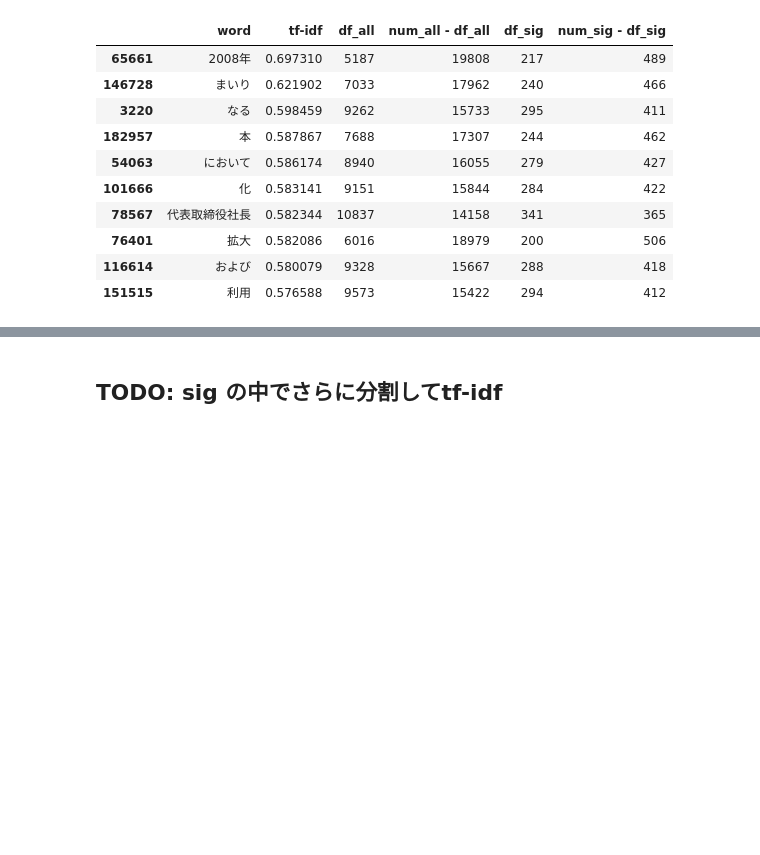
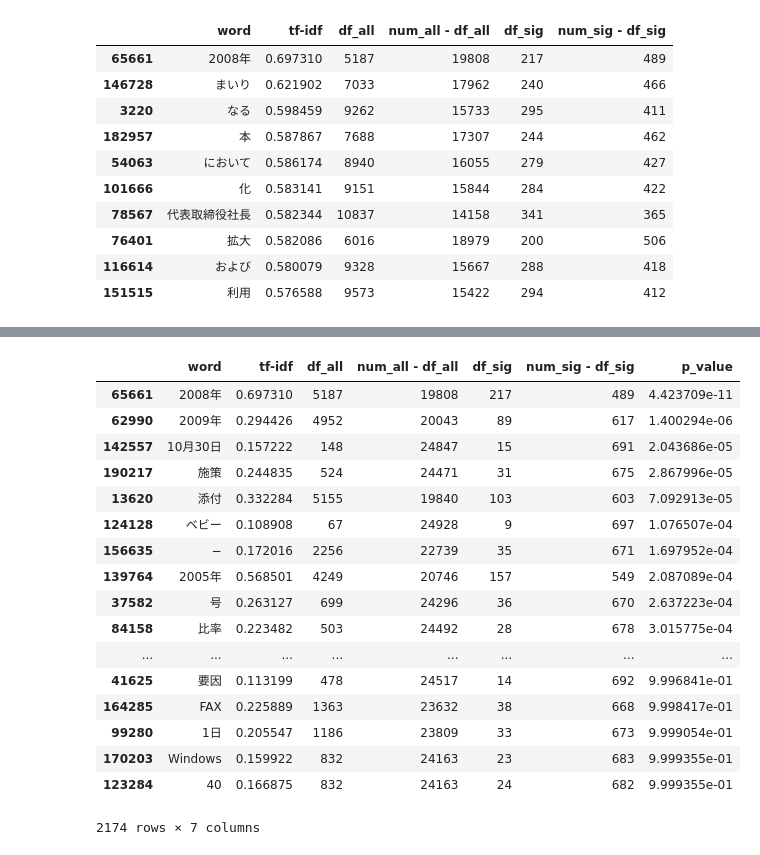
Before and after one commit to yoshihikosuzuki/ar_analysis, a Jupyter notebook: calc_car/2. TF-IDF analysis on PRs with significant CAR.ipynb, the cells around one changed output, grey strips where cells are left out. Saved outputs shown, nothing was run; the diff lists cells and outputs as text; code cells hidden in the pictures; blank space fills up the shorter version.

```diff
--- a/calc_car/2. TF-IDF analysis on PRs with significant CAR.ipynb
+++ b/calc_car/2. TF-IDF analysis on PRs with significant CAR.ipynb
@@ -239,2 +219,0 @@ tfidf_with_pvalue
-# %% [markdown]
-## TODO: sig の中でさらに分割してtf-idf
@@ -242,0 +220,21 @@ tfidf_with_pvalue
+# %%
+tfidf_with_pvalue[tfidf_with_pvalue["tf-idf"] >= 0.1]
+# %% [output]
+|  | word | tf-idf | df_all | num_all - df_all | df_sig | num_sig - df_sig | p_value |
+| 65661 | 2008年 | 0.697310 | 5187 | 19808 | 217 | 489 | 4.423709e-11 |
+| 62990 | 2009年 | 0.294426 | 4952 | 20043 | 89 | 617 | 1.400294e-06 |
+| 142557 | 10月30日 | 0.157222 | 148 | 24847 | 15 | 691 | 2.043686e-05 |
+| 190217 | 施策 | 0.244835 | 524 | 24471 | 31 | 675 | 2.867996e-05 |
+| 13620 | 添付 | 0.332284 | 5155 | 19840 | 103 | 603 | 7.092913e-05 |
+| 124128 | ベビー | 0.108908 | 67 | 24928 | 9 | 697 | 1.076507e-04 |
+| 156635 | − | 0.172016 | 2256 | 22739 | 35 | 671 | 1.697952e-04 |
+| 139764 | 2005年 | 0.568501 | 4249 | 20746 | 157 | 549 | 2.087089e-04 |
+| 37582 | 号 | 0.263127 | 699 | 24296 | 36 | 670 | 2.637223e-04 |
+| 84158 | 比率 | 0.223482 | 503 | 24492 | 28 | 678 | 3.015775e-04 |
+| ... | ... | ... | ... | ... | ... | ... | ... |
+| 41625 | 要因 | 0.113199 | 478 | 24517 | 14 | 692 | 9.996841e-01 |
+| 164285 | FAX | 0.225889 | 1363 | 23632 | 38 | 668 | 9.998417e-01 |
+| 99280 | 1日 | 0.205547 | 1186 | 23809 | 33 | 673 | 9.999054e-01 |
+| 170203 | Windows | 0.159922 | 832 | 24163 | 23 | 683 | 9.999355e-01 |
+| 123284 | 40 | 0.166875 | 832 | 24163 | 24 | 682 | 9.999355e-01 |
+2174 rows × 7 columns
```
Also changed, not shown: parts of 21 cells of this notebook.
